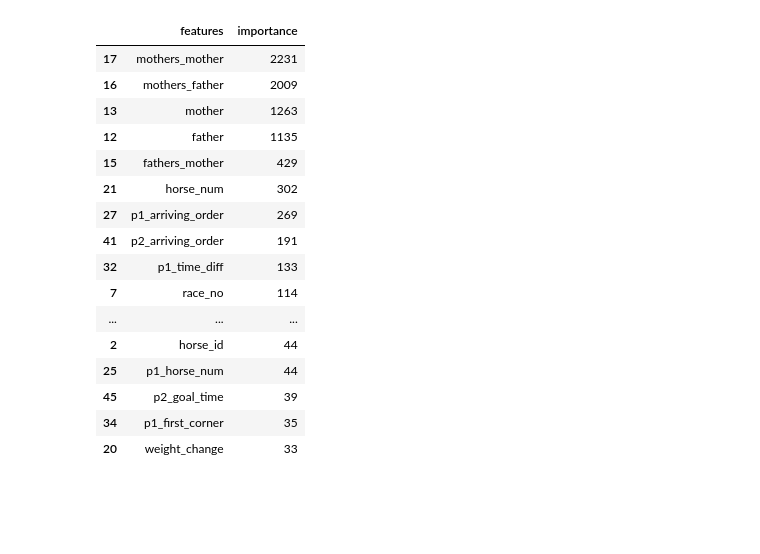
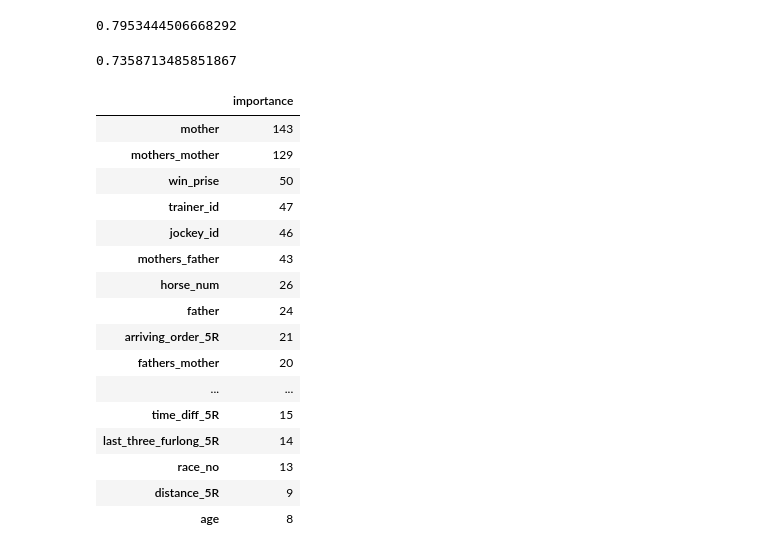
Before and after one commit to Moka-D/KeibaAI, a Jupyter notebook: train.ipynb, the cells around one changed output. Drawn from its saved outputs; the diff is of its cells as text; code cells hidden in the pictures; blank space fills up the shorter version.

```diff
--- a/train.ipynb
+++ b/train.ipynb
@@ -246,0 +137,12 @@ print(accuracy_score(y_test, y_pred))
+# %%
+lgb_o_train = lgb_o.Dataset(X_train, y_train)
+lgb_o_valid = lgb_o.Dataset(X_valid, y_valid, reference=lgb_o_train)
+# %%
+params = {
+    'objective': 'binary',
+    'random_state': 100,
+}
+
+cat_list = ['jockey_id', 'trainer_id', 'place_id', 'race_type', 'turn', 'ground', 'weather', 'sex', 'father', 'mother', 'fathers_father', 'fathers_mother', 'mothers_father', 'mothers_mother']
+
+lgb_clf_o = lgb_o.train(params, lgb_o_train, valid_sets=[lgb_o_train, lgb_o_valid], verbose_eval=100, early_stopping_rounds=100, categorical_feature=cat_list)
@@ -298,4 +207,0 @@ params = {
-# %%
-import lightgbm as lgb
-model_o = lgb.LGBMClassifier(**params)
-model_o.fit(X_train, y_train)
@@ -306,0 +208,5 @@ y_pred_prob_o = model_o.predict_proba(X_test)
+# %%
+lgb_train = lgb.Dataset(X_train, y_train)
+lgb_valid = lgb.Dataset(X_test, y_test)
+
+model = lgb.train(lgb_clf_o.params, lgb_train, valid_sets=lgb_valid, verbose_eval=50)
@@ -351,21 +234,29 @@ df_pred_prob_o.head(20)
+# %%
+roc_auc_score(y_train, y_pred_train)
+# %% [output]
+0.7953444506668292
+# %%
+roc_auc_score(y_test, y_pred)
+# %% [output]
+0.7358713485851867
 # %%
-importances = pd.DataFrame({'features':X_train.columns, 'importance':model_o.feature_importances_})
+importances = pd.DataFrame(model.feature_importance(), index=X_train.columns, columns=['importance'])
 importances.sort_values('importance', ascending=False)[:20]
 # %% [output]
-|  | features | importance |
-| 17 | mothers_mother | 2231 |
-| 16 | mothers_father | 2009 |
-| 13 | mother | 1263 |
-| 12 | father | 1135 |
-| 15 | fathers_mother | 429 |
-| 21 | horse_num | 302 |
-| 27 | p1_arriving_order | 269 |
-| 41 | p2_arriving_order | 191 |
-| 32 | p1_time_diff | 133 |
-| 7 | race_no | 114 |
-| ... | ... | ... |
-| 2 | horse_id | 44 |
-| 25 | p1_horse_num | 44 |
-| 45 | p2_goal_time | 39 |
-| 34 | p1_first_corner | 35 |
-| 20 | weight_change | 33 |
+|  | importance |
+| mother | 143 |
+| mothers_mother | 129 |
+| win_prise | 50 |
+| trainer_id | 47 |
+| jockey_id | 46 |
+| mothers_father | 43 |
+| horse_num | 26 |
+| father | 24 |
+| arriving_order_5R | 21 |
+| fathers_mother | 20 |
+| ... | ... |
+| time_diff_5R | 15 |
+| last_three_furlong_5R | 14 |
+| race_no | 13 |
+| distance_5R | 9 |
+| age | 8 |
```
Also changed, not shown: parts of 47 cells of this notebook, 9 other files.
